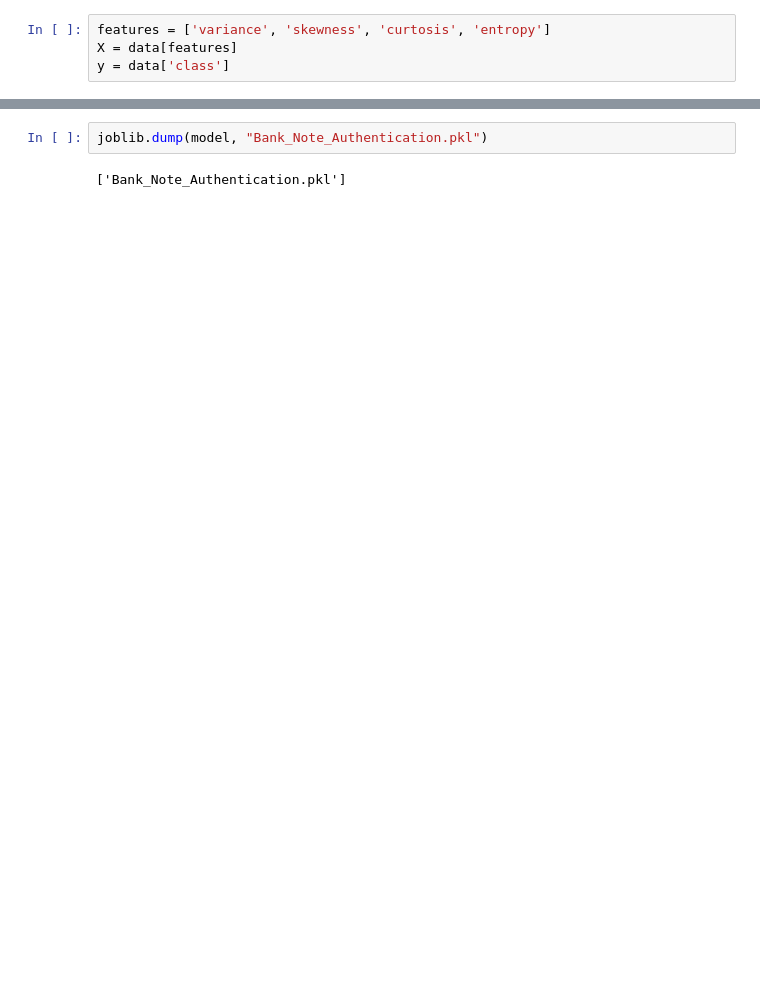
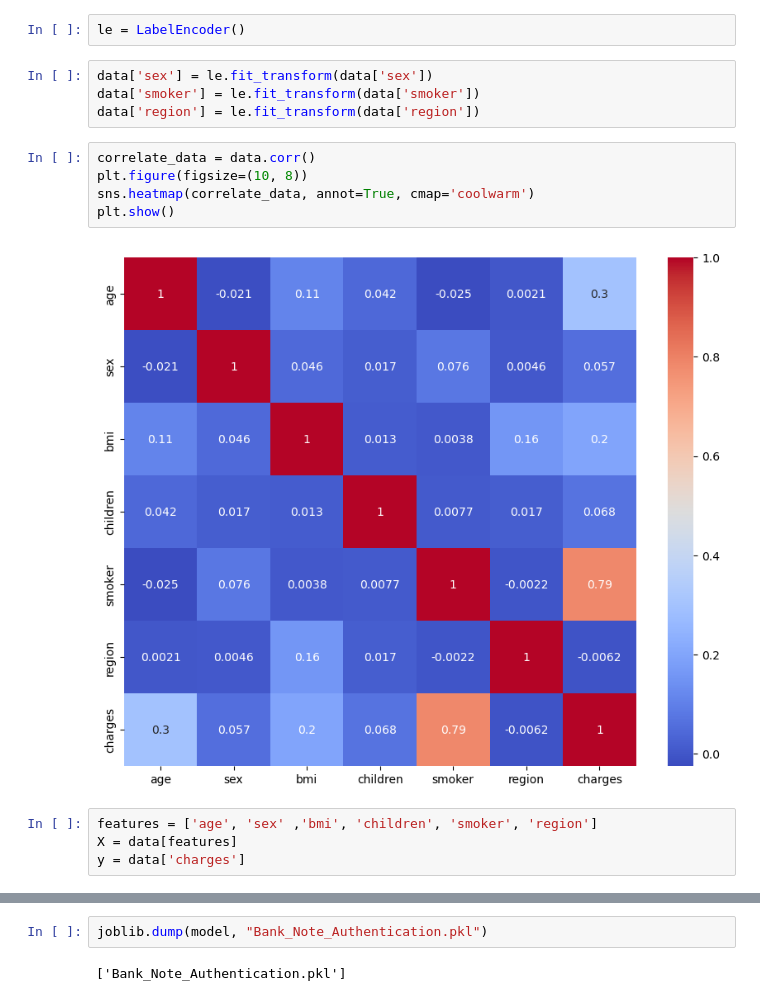
Before and after one commit to Dohessiekan/Marchine_Learning_Summative, a Jupyter notebook: API/training_model.ipynb, the cells around one changed output, grey strips where cells are left out. Cells and saved outputs as stored; diff of their text form; blank space fills up the shorter version.

```diff
--- a/API/training_model.ipynb
+++ b/API/training_model.ipynb
@@ -24,4 +46,17 @@ data
+# %%
+le = LabelEncoder()
+# %%
+data['sex'] = le.fit_transform(data['sex'])
+data['smoker'] = le.fit_transform(data['smoker'])
+data['region'] = le.fit_transform(data['region'])
+# %%
+correlate_data = data.corr()
+plt.figure(figsize=(10, 8))
+sns.heatmap(correlate_data, annot=True, cmap='coolwarm')
+plt.show()
+# %% [output]
+[figure, added]
 # %%
-features = ['variance', 'skewness', 'curtosis', 'entropy']
+features = ['age', 'sex' ,'bmi', 'children', 'smoker', 'region']
 X = data[features]
-y = data['class']
+y = data['charges']
```
Also changed, not shown: parts of 14 cells of this notebook, 3 other files.
